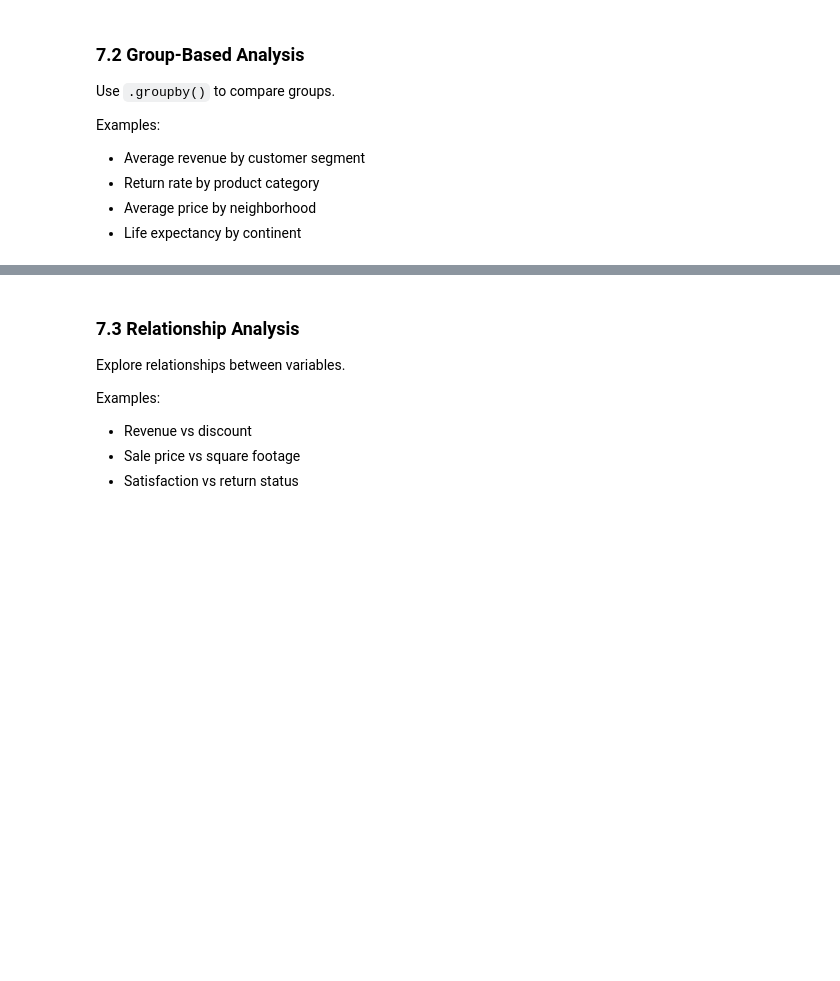
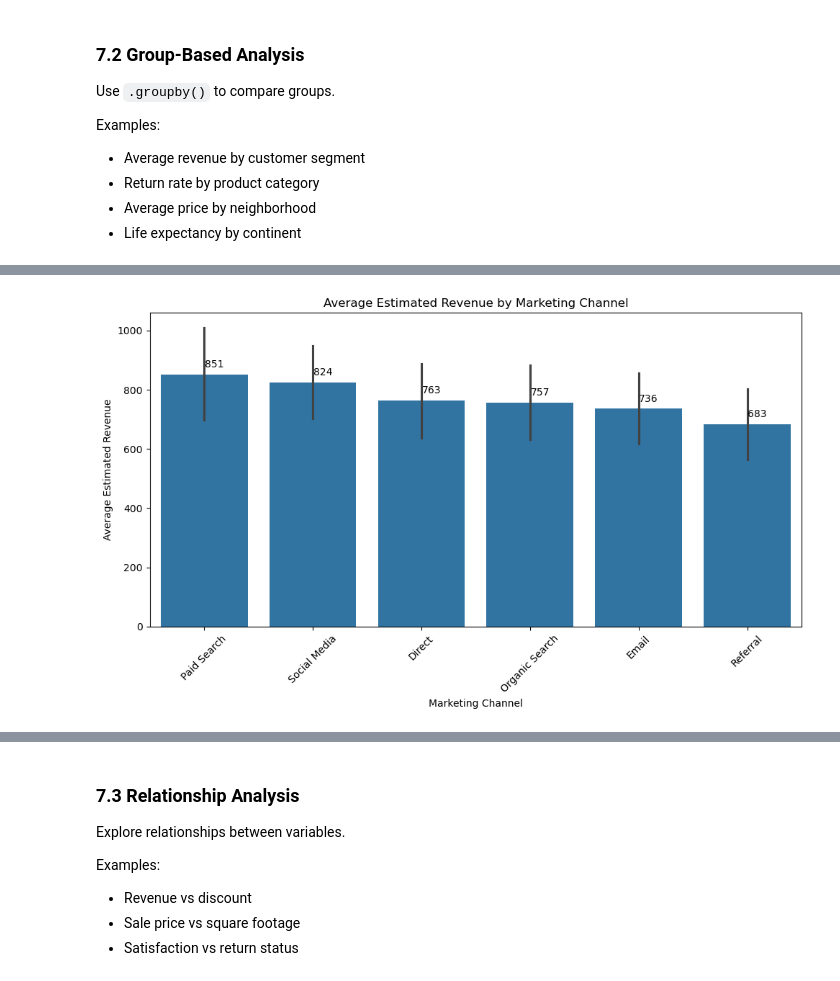
Before and after one commit to ritika-1412/capstone-pad, a Jupyter notebook: notebooks/analysis_1.ipynb, the cells around one changed output, grey strips where cells are left out. Saved outputs shown, nothing was run; the diff lists cells and outputs as text; code cells hidden in the pictures; blank space fills up the shorter version.

```diff
--- a/notebooks/analysis_1.ipynb
+++ b/notebooks/analysis_1.ipynb
@@ -334,0 +378,25 @@ Examples:
+# %%
+#Average revenue by marketing channel
+plt.figure(figsize=(10, 6))
+ax=sns.barplot(x="marketing_channel", y="estimated_revenue", data=df_clean, order=df_clean.groupby("marketing_channel")["estimated_revenue"].mean().sort_values(ascending=False).index)
+plt.title("Average Estimated Revenue by Marketing Channel")
+plt.xlabel("Marketing Channel")
+plt.ylabel("Average Estimated Revenue")
+plt.xticks(rotation=45)
+plt.tight_layout()
+plt.savefig(FIGURES_DIR / "marketing_channel_revenue.png")
+
+# Add data labels
+for p in ax.patches:
+    value = p.get_height()
+    ax.annotate(
+        f"{value:,.0f}",                     # formatted label
+        (p.get_x() + p.get_width() / 2, value),
+        ha='center',
+        va='bottom',
+        fontsize=10,
+        xytext=(10,5),                       # slight upward offset
+        textcoords='offset points'
+    )
+# %% [output]
+[figure, added]
```
Also changed, not shown: parts of 22 cells of this notebook, 7 other files.
